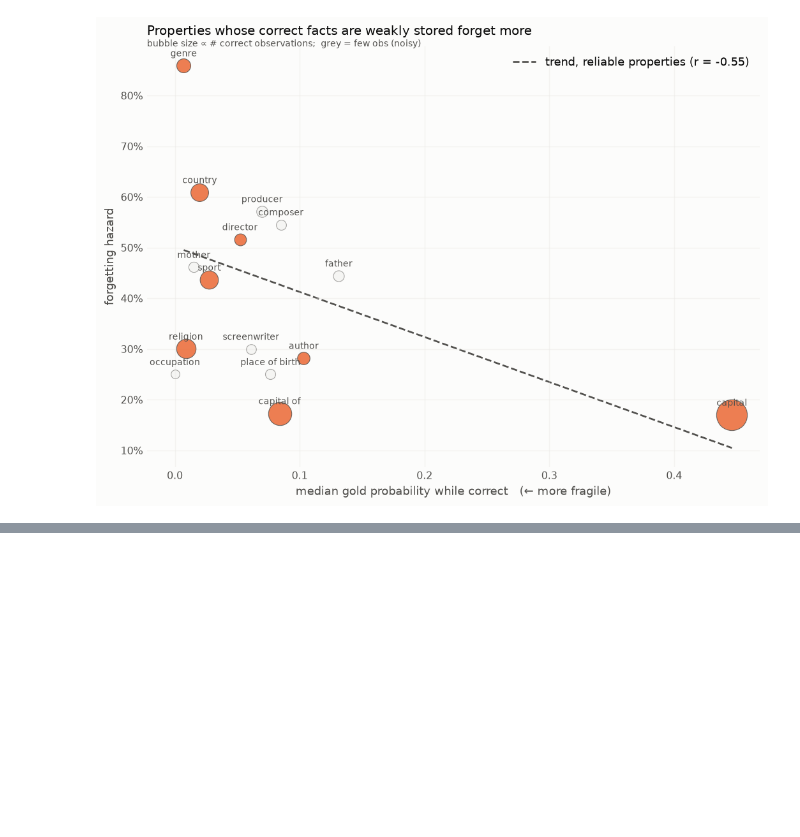
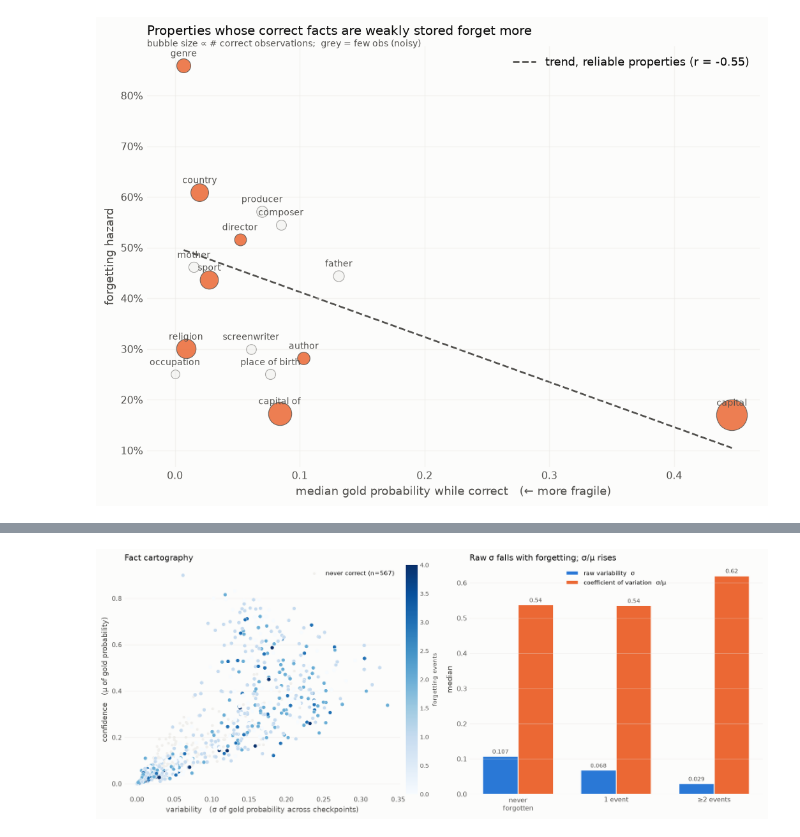
Before and after one commit to OvadiaOmer3/NLPFinalProject, a Jupyter notebook: forgetting_internal_features.ipynb, the cells around one changed output, grey strips where cells are left out. Drawn from its saved outputs; the diff is of its cells as text; code cells hidden in the pictures; blank space fills up the shorter version.

```diff
--- a/forgetting_internal_features.ipynb
+++ b/forgetting_internal_features.ipynb
@@ -474,0 +601,20 @@ fig.tight_layout()
+# %%
+# --- shared loader for the new sections: columns the original §1 panel did not keep ---
+# (§1 built `P` from FEATURES only; §§7-10 also need top1_prob, gold_rank_by_layer, ...)
+EXTRA = ["top1_prob", "pred_entropy", "gold_prob", "generation"]
+_frames = []
+for f, s in zip(files, steps):
+    d = pd.read_parquet(f)
+    d = d[~d["excluded"]].set_index("id").reindex(ids)
+    _frames.append(d)
+NEWP = {c: np.column_stack([fr[c].to_numpy() for fr in _frames]) for c in EXTRA}
+# per-layer logit-lens ranks: (n_facts, n_steps, n_layer_boundaries)
+GRL = np.stack([np.stack(fr["gold_rank_by_layer"].to_numpy()).astype(float)
+                for fr in _frames], axis=1)
+n_layers = GRL.shape[2]
+print(f"loaded extra columns for {len(ids)} scoreable facts x {n_steps} checkpoints")
+print(f"gold_rank_by_layer -> {GRL.shape}  ({n_layers} layer boundaries)")
+
+PURPLE = "#7b5ea7"      # third categorical hue; BLUE/ORANGE/PURPLE pass the CVD checks
+                        # (RED is deliberately never paired with ORANGE: OKLab dE 3.6 under
+                        #  deuteranopia -- indistinguishable)
@@ -474,0 +642,58 @@ fig.tight_layout()
+# %%
+# §7 — cartography of facts  (Swayamdipta et al. 2020; Toneva et al. 2019)
+gp_mat = NEWP["gold_prob"]
+confidence  = np.nanmean(gp_mat, axis=1)
+variability = np.nanstd(gp_mat, axis=1)
+coef_var    = variability / np.clip(confidence, 1e-9, None)
+n_forget    = (correct[:, :-1] & ~correct[:, 1:]).sum(axis=1)
+ever_correct = correct.any(axis=1)
+
+fig, (ax1, ax2) = plt.subplots(1, 2, figsize=(12.8, 5.2))
+
+# --- left: the classic map, colour = number of forgetting events (sequential, one hue)
+never = ~ever_correct
+ax1.scatter(variability[never], confidence[never], s=14, color=NEUTRAL,
+            edgecolor="none", label=f"never correct (n={never.sum()})", zorder=1)
+sc_ = ax1.scatter(variability[ever_correct], confidence[ever_correct],
+                  c=n_forget[ever_correct], cmap="Blues", s=26,
+                  vmin=0, vmax=np.percentile(n_forget[ever_correct], 98),
+                  edgecolor=SURF, linewidth=0.4, zorder=2)
+cb = fig.colorbar(sc_, ax=ax1, fraction=0.04, pad=0.02)
+cb.set_label("forgetting events", fontsize=8.5); cb.outline.set_visible(False)
+cb.ax.tick_params(length=0, labelsize=8)
+ax1.set_xlabel("variability   (σ of gold probability across checkpoints)")
+ax1.set_ylabel("confidence   (μ of gold probability)")
+ax1.set_title("Fact cartography", loc="left")
+ax1.legend(loc="upper right", fontsize=8.5)
+
+# --- right: group medians, raw σ vs the scale-free σ/μ
+groups = [("never\nforgotten", ever_correct & (n_forget == 0)),
+          ("1 event",          ever_correct & (n_forget == 1)),
+          ("≥2 events",        ever_correct & (n_forget >= 2))]
+xg = np.arange(len(groups)); w = 0.36
+ax2.bar(xg - w/2, [np.nanmedian(variability[m]) for _, m in groups], w,
+        color=BLUE, edgecolor=SURF, linewidth=1.2, label="raw variability  σ")
+ax2.bar(xg + w/2, [np.nanmedian(coef_var[m]) for _, m in groups], w,
+        color=ORANGE, edgecolor=SURF, linewidth=1.2, label="coefficient of variation  σ/μ")
+for i, (_, m) in enumerate(groups):
+    ax2.text(i - w/2, np.nanmedian(variability[m]) + .008,
+             f"{np.nanmedian(variability[m]):.3f}", ha="center", fontsize=8, color=INK2)
+    ax2.text(i + w/2, np.nanmedian(coef_var[m]) + .008,
+             f"{np.nanmedian(coef_var[m]):.2f}", ha="center", fontsize=8, color=INK2)
+ax2.set_xticks(xg, [g for g, _ in groups])
+ax2.set_ylabel("median")
+ax2.set_title("Raw σ falls with forgetting; σ/μ rises", loc="left")
+ax2.legend(loc="upper center", fontsize=8.5)
+
+for ax in (ax1, ax2):
+    ax.grid(axis="y", alpha=.4); ax.tick_params(length=0)
+    for s_ in ax.spines.values(): s_.set_visible(False)
+fig.tight_layout()
+
+for name, m in groups:
+    print(f"{name.replace(chr(10),' '):16s} n={m.sum():4d}  "
+          f"confidence={np.nanmedian(confidence[m]):.4f}  "
+          f"σ={np.nanmedian(variability[m]):.4f}  σ/μ={np.nanmedian(coef_var[m]):.3f}")
+print(f"corr(σ,   #forget | ever-correct) = {np.corrcoef(variability[ever_correct], n_forget[ever_correct])[0,1]:+.3f}")
+print(f"corr(σ/μ, #forget | ever-correct) = {np.corrcoef(coef_var[ever_correct], n_forget[ever_correct])[0,1]:+.3f}")
+# %% [output]
@@ -474,0 +705 @@ fig.tight_layout()
+[figure, added]
```
Also changed, not shown: parts of 21 cells of this notebook, 4 other files.
